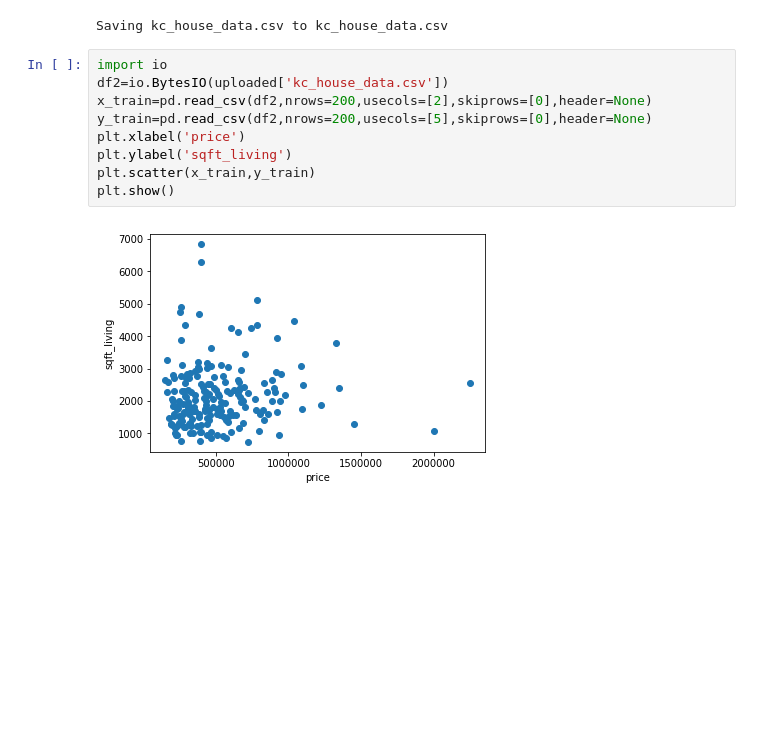
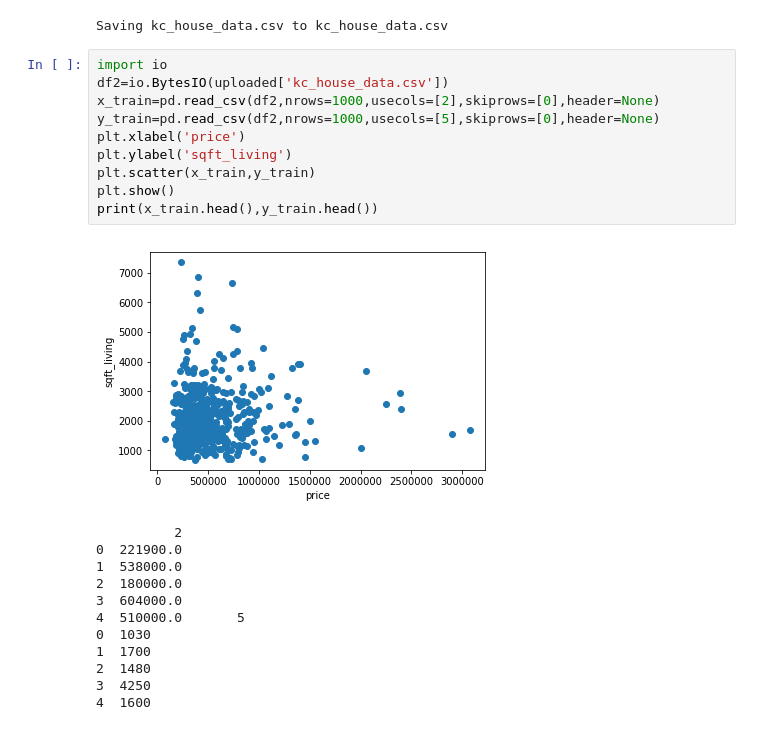
Before and after one commit to ektaarora3501/tensorflow, a Jupyter notebook: linear_reg.ipynb, the cells around one changed output. Cells and saved outputs as stored; diff of their text form; blank space fills up the shorter version.

```diff
--- a/linear_reg.ipynb
+++ b/linear_reg.ipynb
@@ -16,12 +16,24 @@ Saving kc_house_data.csv to kc_house_data.csv
 # %%
 import io
 df2=io.BytesIO(uploaded['kc_house_data.csv'])
-x_train=pd.read_csv(df2,nrows=200,usecols=[2],skiprows=[0],header=None)
-y_train=pd.read_csv(df2,nrows=200,usecols=[5],skiprows=[0],header=None)
+x_train=pd.read_csv(df2,nrows=1000,usecols=[2],skiprows=[0],header=None)
+y_train=pd.read_csv(df2,nrows=1000,usecols=[5],skiprows=[0],header=None)
 plt.xlabel('price')
 plt.ylabel('sqft_living')
 plt.scatter(x_train,y_train)
 plt.show()
+print(x_train.head(),y_train.head())
 # %% [output]
-[figure, old version]
+[figure, new version]
+          2
+0  221900.0
+1  538000.0
+2  180000.0
+3  604000.0
+4  510000.0       5
+0  1030
+1  1700
+2  1480
+3  4250
+4  1600
 # %%
```
Also changed, not shown: parts of 1 cell of this notebook.
